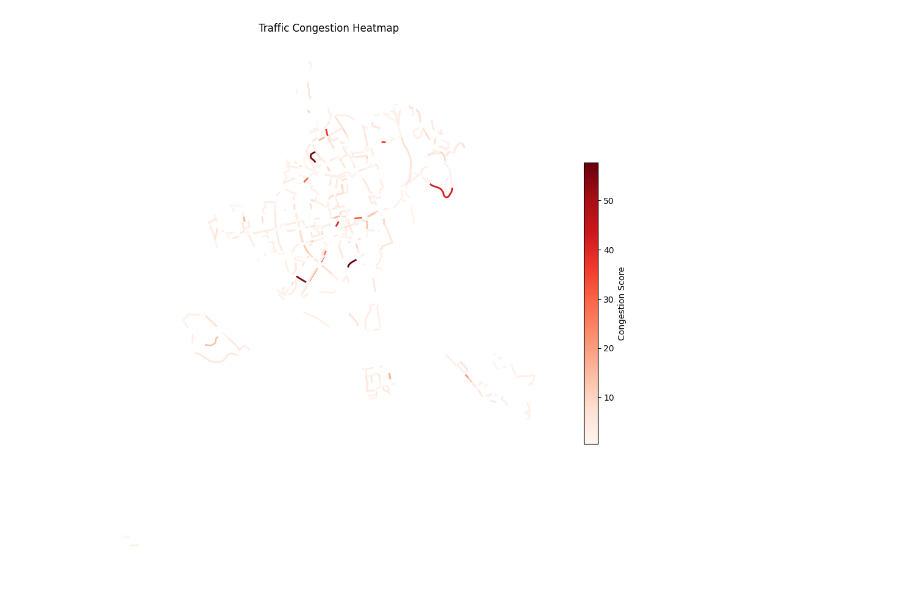
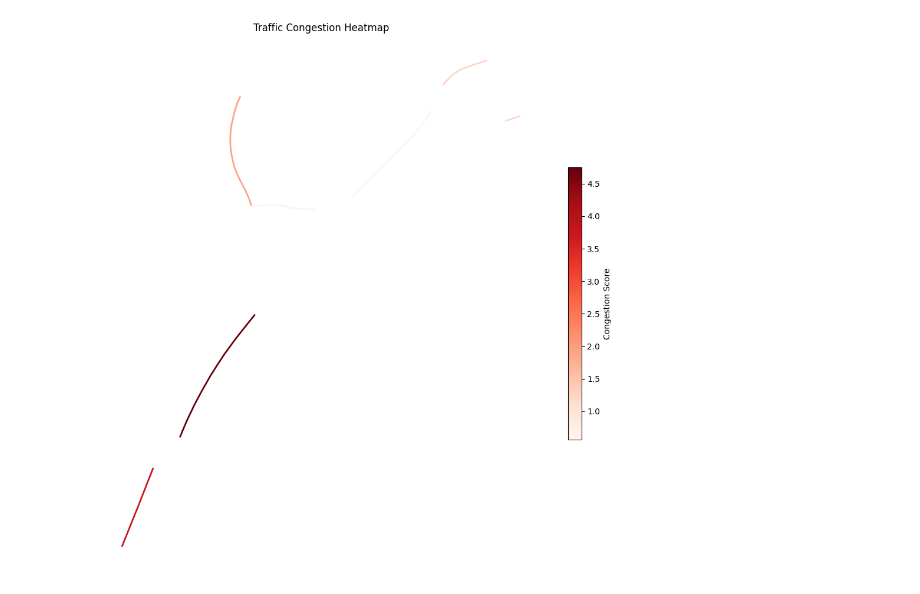
Before and after one commit to rusnakrenata/qa_mtc, a Jupyter notebook: src/aaa___rr.ipynb, the cells around one changed output. Saved outputs shown, nothing was run; the diff lists cells and outputs as text; code cells hidden in the pictures.

```diff
--- a/src/aaa___rr.ipynb
+++ b/src/aaa___rr.ipynb
@@ -769,4 +828,4 @@ class Navigation():
         self.session.commit()
         return merged_df[['edge_id', 'congestion_score']]
 # %%
-case1=Navigation(CITY_NAME,nr_vehicles=100,iteration_id=11)
+case1=Navigation(CITY_NAME,nr_vehicles=1)
@@ -787,3 +832,3 @@ nodes_df
 # %%
-case2=Navigation(CITY_NAME,nr_vehicles=100,iteration_id=11,nodes=case1.nodes,edges=case1.edges)
+case2=Navigation(CITY_NAME,nr_vehicles=1,nodes=case1.nodes,edges=case1.edges)
 # %% [output]
@@ -795,4 +845,4 @@ case2=Navigation(CITY_NAME,nr_vehicles=100,iteration_id=11,nodes=case1.nodes,edg
-[figure, old version]
+[figure, new version]
 # %%
 
 
```
Also changed, not shown: parts of 8 cells of this notebook, 1 other file.
